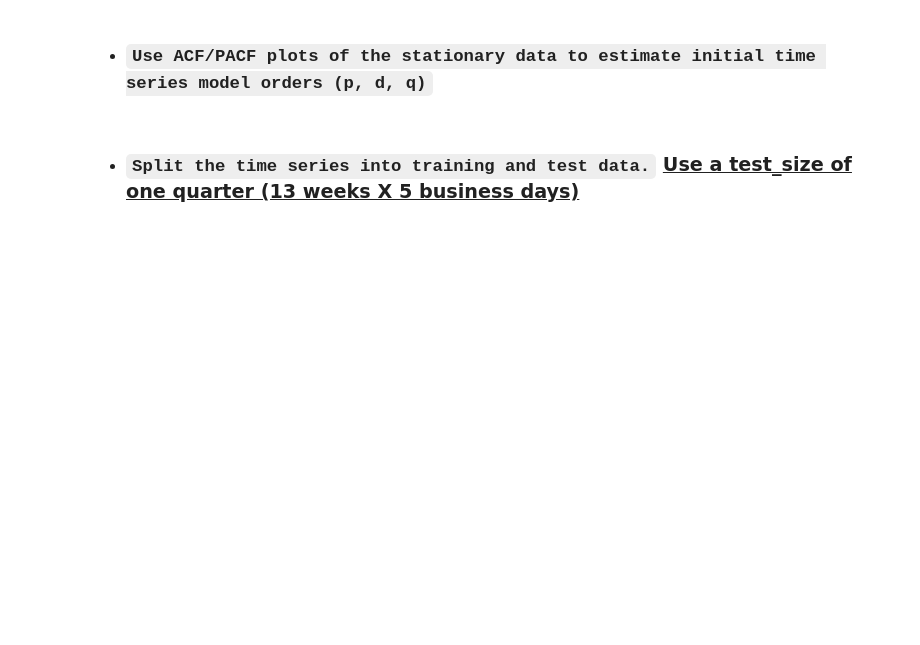
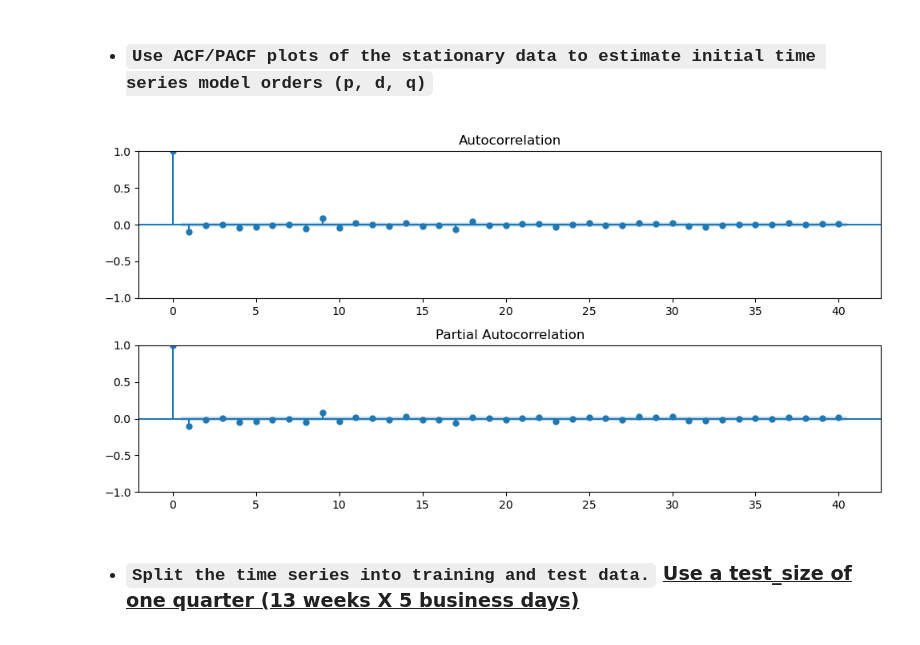
Before and after one commit to VALDE021/ARIMA-Model-Core-EricNV, a Jupyter notebook: ARIMA Core-EricNV.ipynb, the cells around one changed output. Saved outputs shown, nothing was run; the diff lists cells and outputs as text; code cells hidden in the pictures; blank space fills up the shorter version.

```diff
--- a/ARIMA Core-EricNV.ipynb
+++ b/ARIMA Core-EricNV.ipynb
@@ -219,7 +290,9 @@ print(f'd is {d}')
 * ### `Use ACF/PACF plots of the stationary data to estimate initial time series model orders (p, d, q)`
 # %%
 # Use differenced (stationary) data to plot ACF and PACF
-plot_acf_pacf(ts_diff2);
+plot_acf_pacf(df_diff2);
+# %% [output]
+[figure, added]
 # %% [markdown]
 * ### `Split the time series into training and test data.` <u>Use a test_size of one quarter (13 weeks X 5 business days)
 # %%
```
Also changed, not shown: parts of 25 cells of this notebook.
